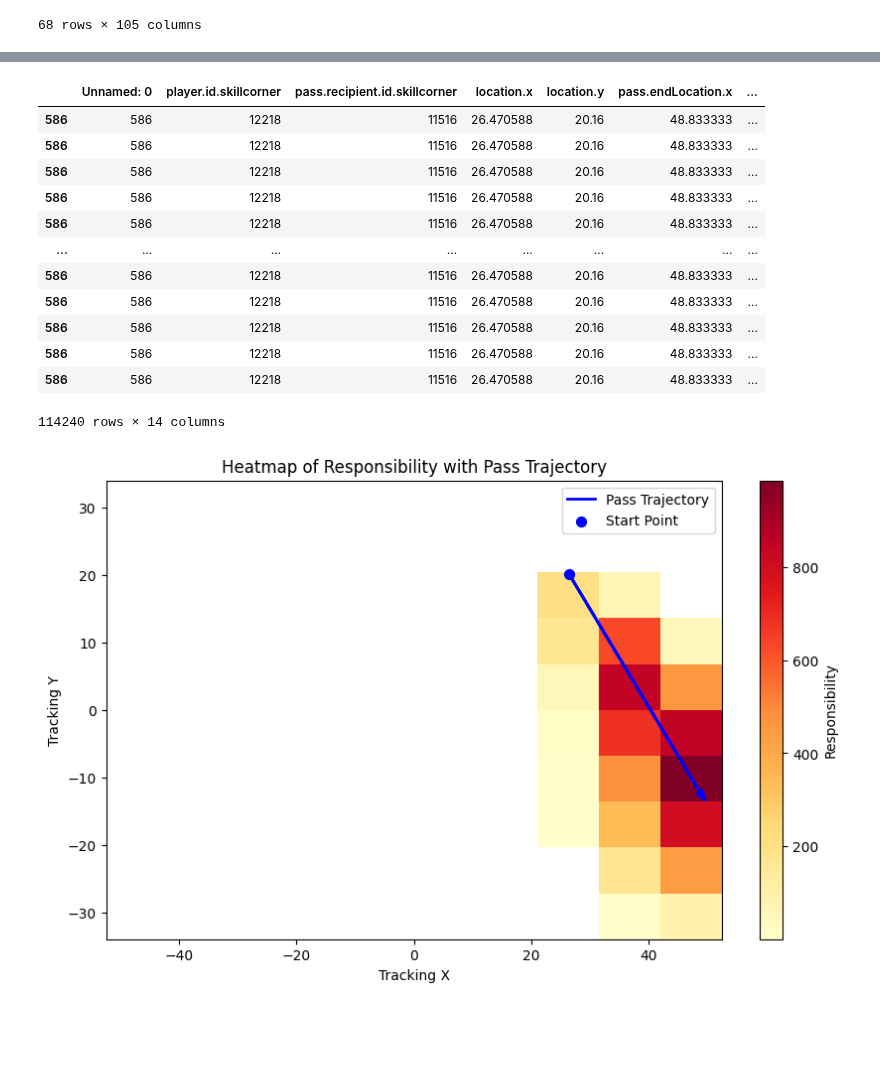
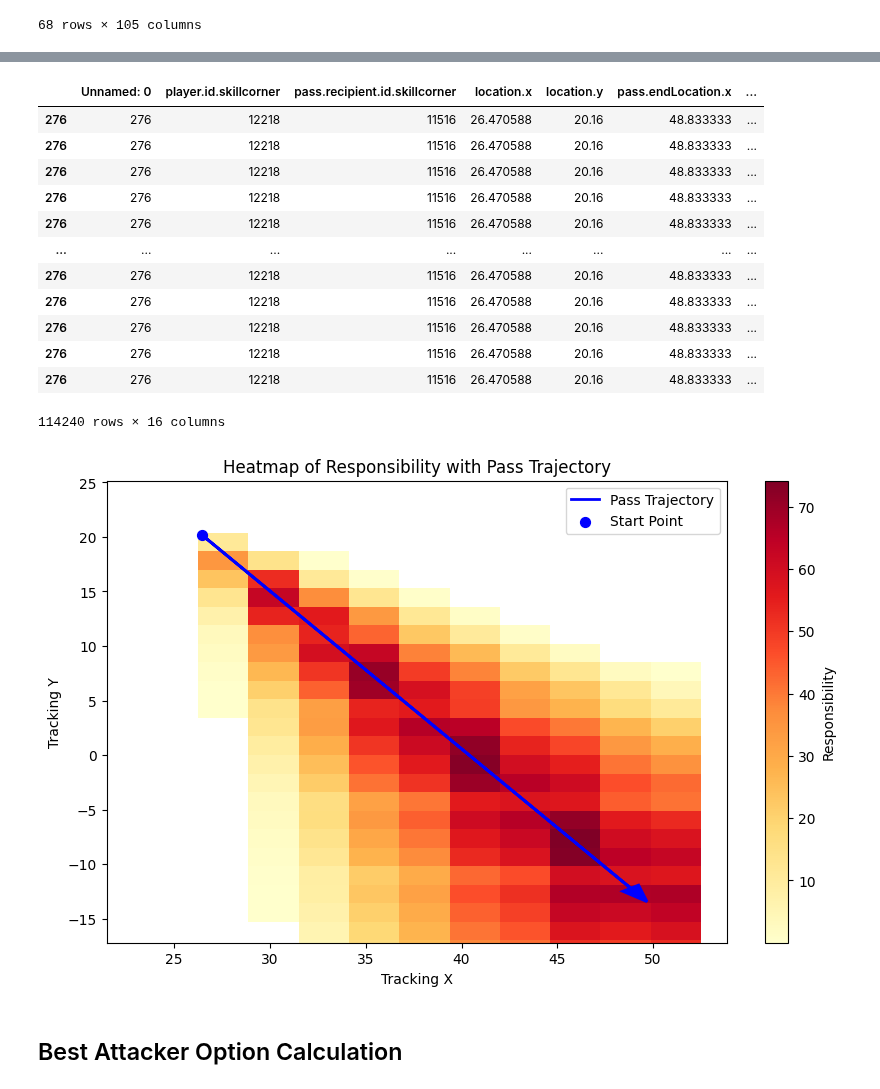
Before and after one commit to ariskoutris/defensive-passing-networks, a Jupyter notebook: src/notebooks/xt_check.ipynb, the cells around one changed output, grey strips where cells are left out. Cells and saved outputs as stored; diff of their text form; code cells hidden in the pictures; blank space fills up the shorter version.

Commit message:
Best option attack calculation

```diff
--- a/src/notebooks/xt_check.ipynb
+++ b/src/notebooks/xt_check.ipynb
@@ -76,7 +76,7 @@ xt_table
 | 67 | 0.000665 | 0.000668 | 0.000676 | 0.000691 | 0.000714 | 0.000744 | 0.000781 | 0.000822 | 0.000866 | 0.000913 | 0.000959 | ... |
 68 rows × 105 columns
 # %%
-single_row = passes_network[passes_network[passes_network.columns[0]] == 586].iloc[0]
+single_row = passes_network[passes_network[passes_network.columns[0]] == 276].iloc[0]
 # %%
 df = pd.DataFrame([single_row] * 105 * 4 * 68 * 4)
 df
@@ -188,18 +188,18 @@ df['responsibility'] = df.apply(responsibility, axis=1)
 df
 # %% [output]
 |  | Unnamed: 0 | player.id.skillcorner | pass.recipient.id.skillcorner | location.x | location.y | pass.endLocation.x | ... |
-| 586 | 586 | 12218 | 11516 | 26.470588 | 20.16 | 48.833333 | ... |
-| 586 | 586 | 12218 | 11516 | 26.470588 | 20.16 | 48.833333 | ... |
-| 586 | 586 | 12218 | 11516 | 26.470588 | 20.16 | 48.833333 | ... |
-| 586 | 586 | 12218 | 11516 | 26.470588 | 20.16 | 48.833333 | ... |
-| 586 | 586 | 12218 | 11516 | 26.470588 | 20.16 | 48.833333 | ... |
+| 276 | 276 | 12218 | 11516 | 26.470588 | 20.16 | 48.833333 | ... |
+| 276 | 276 | 12218 | 11516 | 26.470588 | 20.16 | 48.833333 | ... |
+| 276 | 276 | 12218 | 11516 | 26.470588 | 20.16 | 48.833333 | ... |
+| 276 | 276 | 12218 | 11516 | 26.470588 | 20.16 | 48.833333 | ... |
+| 276 | 276 | 12218 | 11516 | 26.470588 | 20.16 | 48.833333 | ... |
 | ... | ... | ... | ... | ... | ... | ... | ... |
-| 586 | 586 | 12218 | 11516 | 26.470588 | 20.16 | 48.833333 | ... |
-| 586 | 586 | 12218 | 11516 | 26.470588 | 20.16 | 48.833333 | ... |
-| 586 | 586 | 12218 | 11516 | 26.470588 | 20.16 | 48.833333 | ... |
-| 586 | 586 | 12218 | 11516 | 26.470588 | 20.16 | 48.833333 | ... |
-| 586 | 586 | 12218 | 11516 | 26.470588 | 20.16 | 48.833333 | ... |
+| 276 | 276 | 12218 | 11516 | 26.470588 | 20.16 | 48.833333 | ... |
+| 276 | 276 | 12218 | 11516 | 26.470588 | 20.16 | 48.833333 | ... |
+| 276 | 276 | 12218 | 11516 | 26.470588 | 20.16 | 48.833333 | ... |
+| 276 | 276 | 12218 | 11516 | 26.470588 | 20.16 | 48.833333 | ... |
+| 276 | 276 | 12218 | 11516 | 26.470588 | 20.16 | 48.833333 | ... |
-114240 rows × 14 columns
+114240 rows × 16 columns
 # %%
 import matplotlib.pyplot as plt
 import seaborn as sns
@@ -207,38 +207,40 @@ import seaborn as sns
 # Heatmap using a 2D histogram of tracking.x, tracking.y with responsibility as weights
 plt.figure(figsize=(10, 6))
 
 plt.hist2d(df['tracking.x'], df['tracking.y'], weights=df['responsibility'], density= False,
-           cmap='YlOrRd', cmin=0.001)
+           cmap='YlOrRd', bins=40, cmin=0.001)
 plt.colorbar(label='Responsibility')
 
 # Starting and ending points of the pass
 start_x, start_y = df['location.x'].iloc[0], df['location.y'].iloc[0]
 end_x, end_y = df['pass.endLocation.x'].iloc[0], df['pass.endLocation.y'].iloc[0]
 
 # Overlay the pass trajectory with an arrow
 plt.plot([start_x, end_x], [start_y, end_y], color='blue', linestyle='-', linewidth=2, label='Pass Trajectory')
 plt.scatter([start_x], [start_y], color='blue', s=50, label='Start Point')  # Mark the start point
 
 # Add an arrow to indicate direction
 plt.arrow(start_x, start_y, end_x - start_x, end_y - start_y,
           head_width=1, head_length=1.5, fc='blue', ec='blue', linewidth=2)
 """
 # Overlay the pass trajectory
 plt.plot([df['location.x'].iloc[0], df['pass.endLocation.x'].iloc[0]],
          [df['location.y'].iloc[0], df['pass.endLocation.y'].iloc[0]],
-         color='blue', marker='o', linestyle='-', linewidth=2, markersize=5, label='Pass Trajectory')"""
+         color='blue', marker='o', linestyle='-', linewidth=2, markersize=5, label='Pass Trajectory')
 """
-plt.xlim(min(single_row['location.x'], single_row['pass.endLocation.x']) - range_,
-         max(single_row['location.x'], single_row['pass.endLocation.x']) + range_)
-plt.ylim(min(single_row['location.y'], single_row['pass.endLocation.y']) - range_,
-         max(single_row['location.y'], single_row['pass.endLocation.y']) + range_)
-"""
+plt.xlim(min(single_row['location.x'], single_row['pass.endLocation.x']) - 5,
+         max(single_row['location.x'], single_row['pass.endLocation.x']) + 5)
+plt.ylim(min(single_row['location.y'], single_row['pass.endLocation.y']) - 5,
+         max(single_row['location.y'], single_row['pass.endLocation.y']) + 5)
+
 # Customize the plot
 plt.title("Heatmap of Responsibility with Pass Trajectory")
 plt.xlabel("Tracking X")
 plt.ylabel("Tracking Y")
 plt.legend()
 
 plt.show()
 # %% [output]
-[figure, old version]
+[figure, new version]
+# %% [markdown]
+## Best Attacker Option Calculation
```
Also changed, not shown: parts of 27 cells of this notebook, 9 other files.
